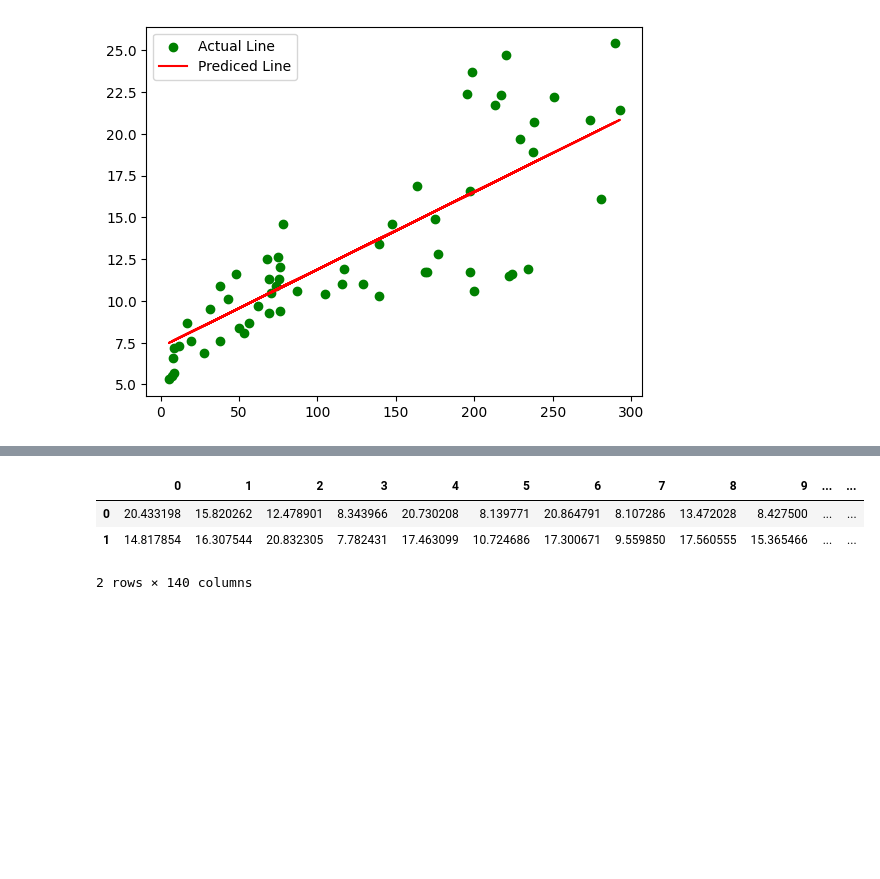
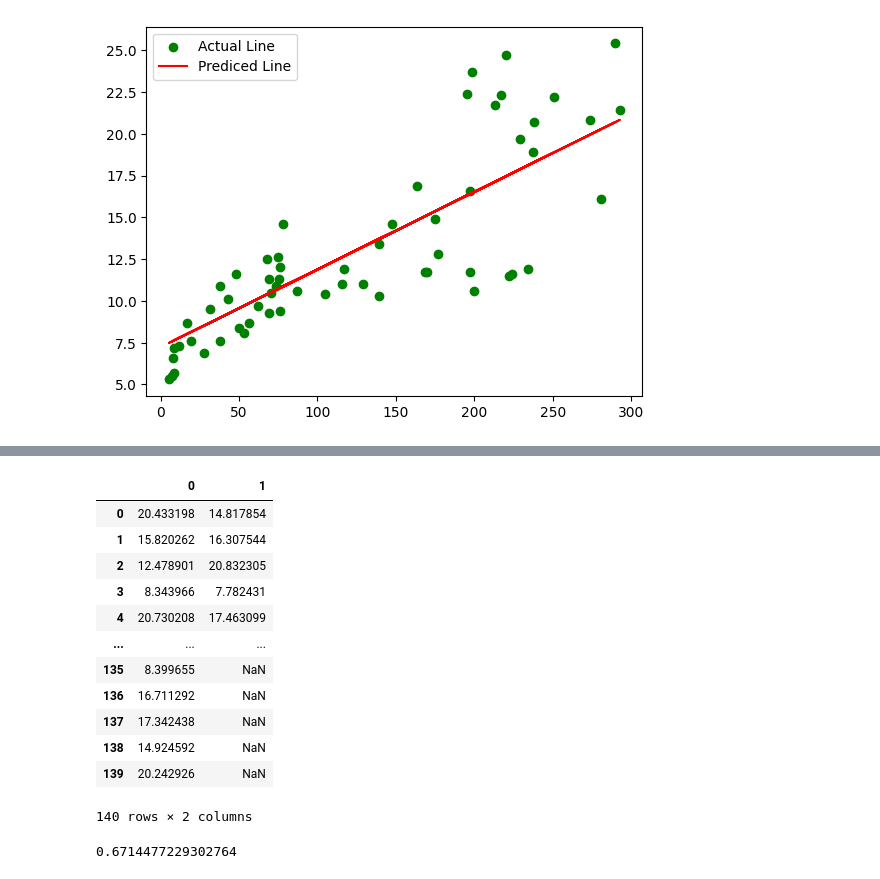
Before and after one commit to vivekkhillar/ML-practice, a Jupyter notebook: Day 32 20-08-2025/simpleLinearRegression.ipynb, the cells around one changed output, grey strips where cells are left out. Cells and saved outputs as stored; diff of their text form; code cells hidden in the pictures; blank space fills up the shorter version.

```diff
--- a/Day 32 20-08-2025/simpleLinearRegression.ipynb
+++ b/Day 32 20-08-2025/simpleLinearRegression.ipynb
@@ -127,7 +130,22 @@ plt.scatter(X_train,Y_train, color = 'green')
 # %%
-pd.DataFrame([Y_train_pred,Y_test_pred])
+pd.DataFrame([Y_train_pred,Y_test_pred]).transpose()
 # %% [output]
-|  | 0 | 1 | 2 | 3 | 4 | 5 | 6 | 7 | 8 | 9 | ... | ... |
-| 0 | 20.433198 | 15.820262 | 12.478901 | 8.343966 | 20.730208 | 8.139771 | 20.864791 | 8.107286 | 13.472028 | 8.427500 | ... | ... |
-| 1 | 14.817854 | 16.307544 | 20.832305 | 7.782431 | 17.463099 | 10.724686 | 17.300671 | 9.559850 | 17.560555 | 15.365466 | ... | ... |
+|  | 0 | 1 |
+| 0 | 20.433198 | 14.817854 |
+| 1 | 15.820262 | 16.307544 |
+| 2 | 12.478901 | 20.832305 |
+| 3 | 8.343966 | 7.782431 |
+| 4 | 20.730208 | 17.463099 |
+| ... | ... | ... |
+| 135 | 8.399655 | NaN |
+| 136 | 16.711292 | NaN |
+| 137 | 17.342438 | NaN |
+| 138 | 14.924592 | NaN |
+| 139 | 20.242926 | NaN |
-2 rows × 140 columns
+140 rows × 2 columns
+# %%
+from sklearn.metrics import r2_score,mean_squared_error
+
+print (r2_score(Y_test,Y_test_pred)) # actual data with the preditction data
+# %% [output]
+0.6714477229302764
```
Also changed, not shown: parts of 11 cells of this notebook.
